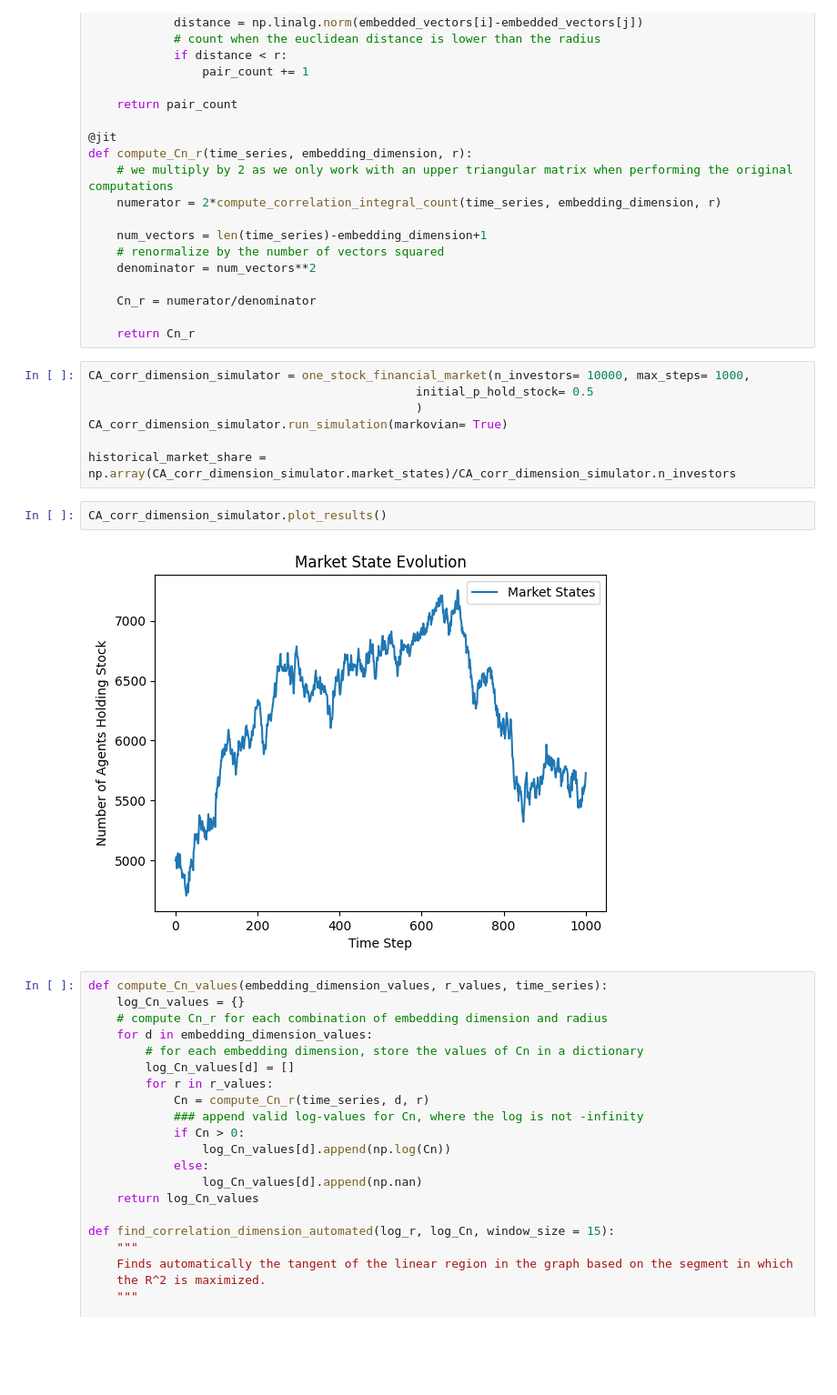
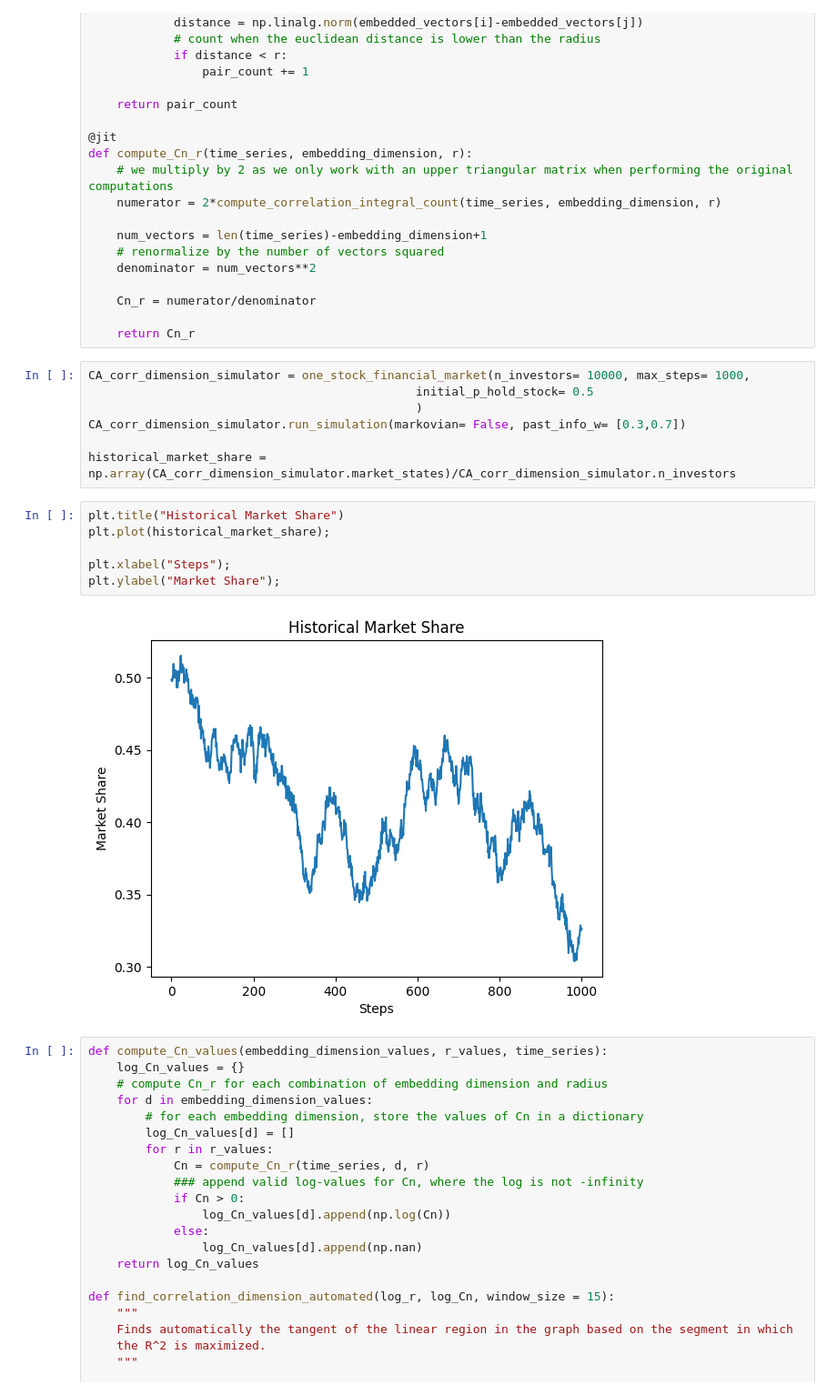
Before and after one commit to SaverioPCapra/python_defi_project, a Jupyter notebook: CA_implementations/paper1.ipynb, the cells around one changed output. Shown at 91% size. Drawn from its saved outputs; the diff is of its cells as text; blank space fills up the shorter version.

```diff
--- a/CA_implementations/paper1.ipynb
+++ b/CA_implementations/paper1.ipynb
@@ -977,13 +630,17 @@ def compute_Cn_r(time_series, embedding_dimension, r):
 CA_corr_dimension_simulator = one_stock_financial_market(n_investors= 10000, max_steps= 1000,
                                               initial_p_hold_stock= 0.5
                                               )
-CA_corr_dimension_simulator.run_simulation(markovian= True)
+CA_corr_dimension_simulator.run_simulation(markovian= False, past_info_w= [0.3,0.7])
 
 historical_market_share = np.array(CA_corr_dimension_simulator.market_states)/CA_corr_dimension_simulator.n_investors
-# %%
-CA_corr_dimension_simulator.plot_results()
-# %% [output]
-[figure, removed]
+# %%
+plt.title("Historical Market Share")
+plt.plot(historical_market_share);
+
+plt.xlabel("Steps");
+plt.ylabel("Market Share");
+# %% [output]
+[figure, added]
 # %%
 def compute_Cn_values(embedding_dimension_values, r_values, time_series):
     log_Cn_values = {}
```
Also changed, not shown: parts of 19 cells of this notebook, 5 other files.
